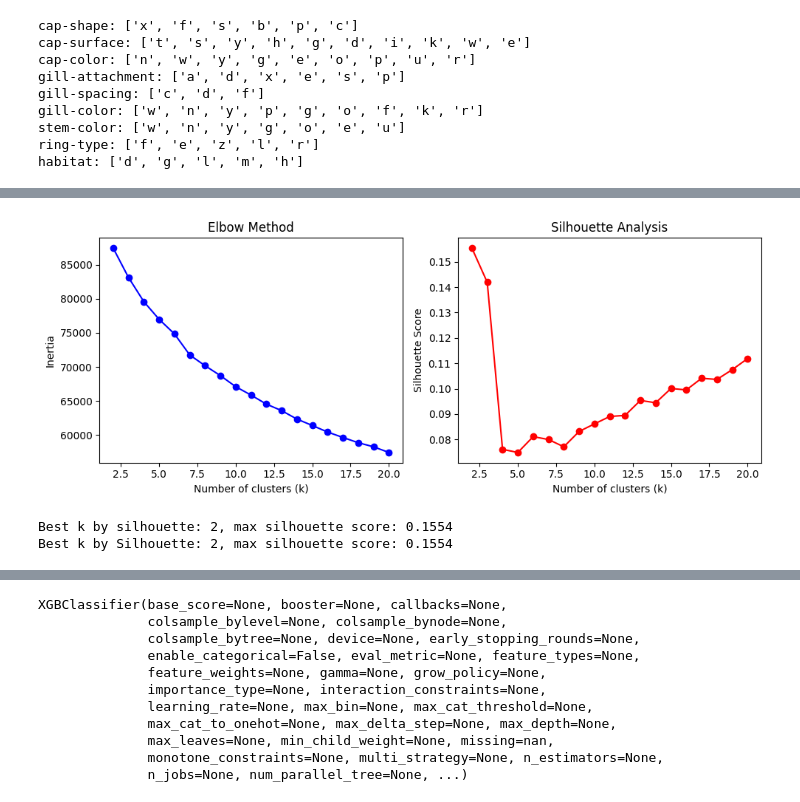
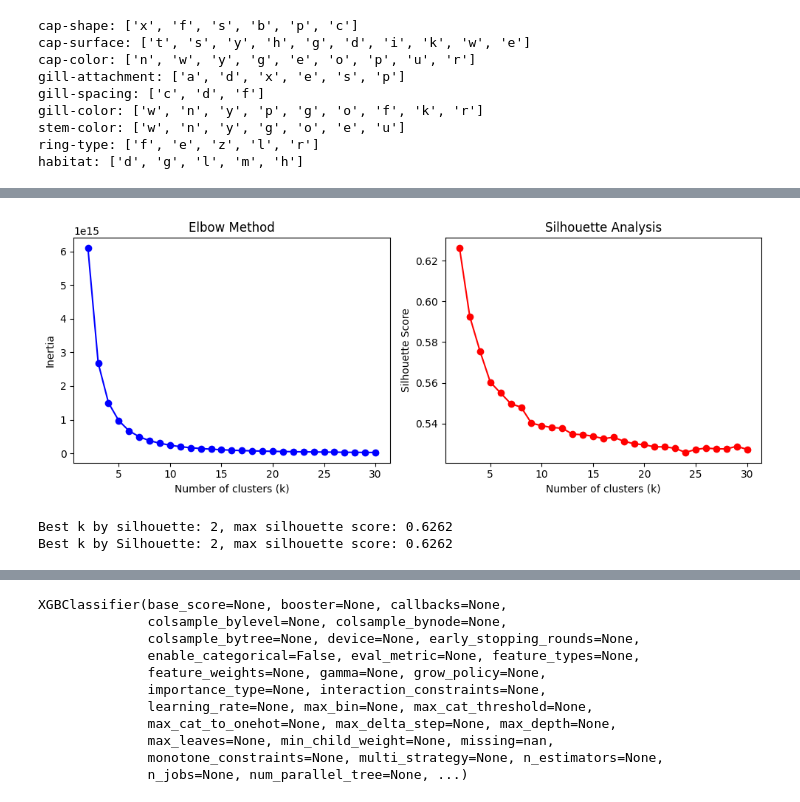
Before and after one commit to 0xV4h3/SmartCode, a Jupyter notebook: ML/Lessons/SupervisedLearning/PoisonousMushrooms.ipynb, the cells around one changed output, grey strips where cells are left out. Drawn from its saved outputs; the diff is of its cells as text; code cells hidden in the pictures.

```diff
--- a/ML/Lessons/SupervisedLearning/PoisonousMushrooms.ipynb
+++ b/ML/Lessons/SupervisedLearning/PoisonousMushrooms.ipynb
@@ -1046,13 +1047,13 @@ def find_optimal_clusters(
 
     return best_k, inertia, silhouettes
 # %%
-sample_size = 10000
+sample_size = 30000
 indices = np.random.choice(np.arange(X.shape[0]), size=sample_size, replace=False)
 X_sample = X.iloc[indices]
-best_k, inertia, silhouette = find_optimal_clusters(X_sample, min_k=2, max_k=20, plot=True)
+best_k, inertia, silhouette = find_optimal_clusters(X_sample, min_k=2, max_k=30, plot=True)
 print(f"Best k by Silhouette: {best_k}, max silhouette score: {max(silhouette):.4f}")
 # %% [output]
-[figure, old version]
+[figure, new version]
-Best k by silhouette: 2, max silhouette score: 0.1554
-Best k by Silhouette: 2, max silhouette score: 0.1554
+Best k by silhouette: 2, max silhouette score: 0.6262
+Best k by Silhouette: 2, max silhouette score: 0.6262
 # %%
```
Also changed, not shown: parts of 17 cells of this notebook.
